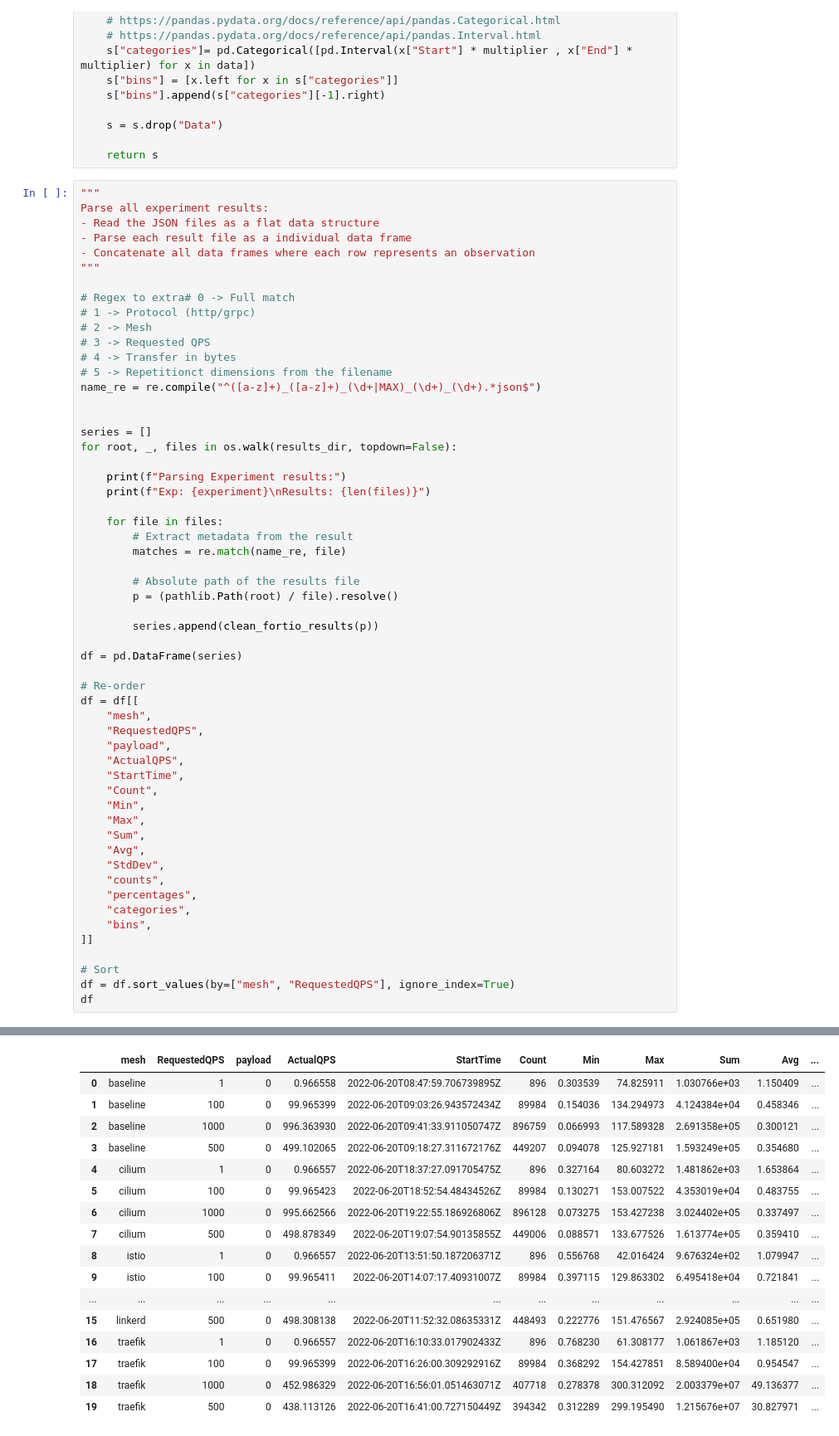
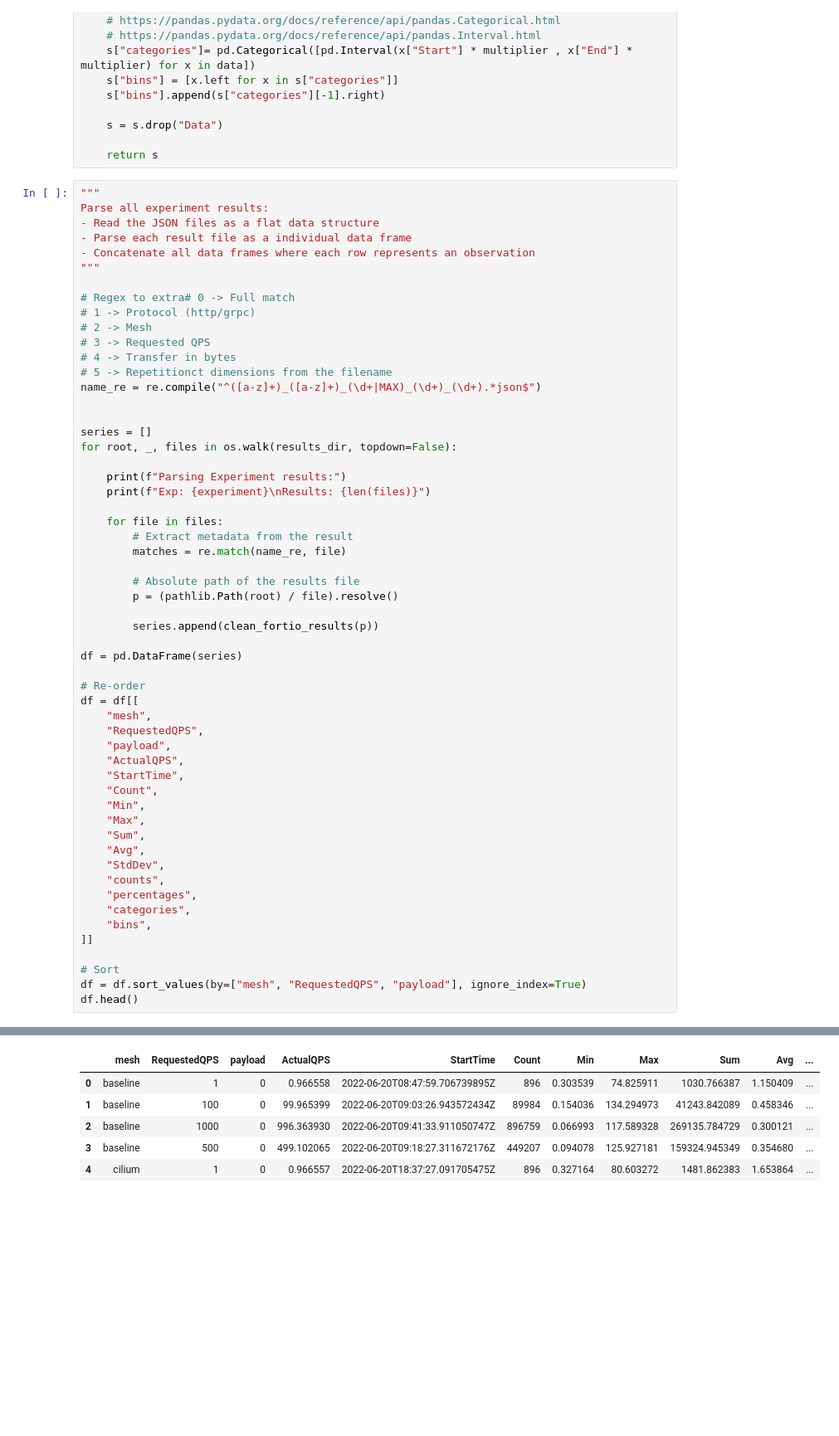
Before and after one commit to RichardBieringa/mesh-bench, a Jupyter notebook: viz/02_http_constant_throughput.ipynb, the cells around one changed output, grey strips where cells are left out. Shown: that part at 83% size. Cells and saved outputs as stored; diff of their text form; blank space fills up the shorter version.

```diff
--- a/viz/02_http_constant_throughput.ipynb
+++ b/viz/02_http_constant_throughput.ipynb
@@ -127,48 +129,37 @@ for root, _, files in os.walk(results_dir, topdown=False):
 
         series.append(clean_fortio_results(p))
 
 df = pd.DataFrame(series)
 
 # Re-order
 df = df[[
     "mesh",
     "RequestedQPS",
     "payload",
     "ActualQPS",
     "StartTime",
     "Count",
     "Min",
     "Max",
     "Sum",
     "Avg",
     "StdDev",
     "counts",
     "percentages",
     "categories",
     "bins",
 ]]
 
 # Sort
-df = df.sort_values(by=["mesh", "RequestedQPS"], ignore_index=True)
-df
+df = df.sort_values(by=["mesh", "RequestedQPS", "payload"], ignore_index=True)
+df.head()
 # %% [output]
 Parsing Experiment results:
 Exp: 02_http_constant_throughput
 Results: 20
 |  | mesh | RequestedQPS | payload | ActualQPS | StartTime | Count | Min | Max | Sum | Avg | ... |
-| 0 | baseline | 1 | 0 | 0.966558 | 2022-06-20T08:47:59.706739895Z | 896 | 0.303539 | 74.825911 | 1.030766e+03 | 1.150409 | ... |
-| 1 | baseline | 100 | 0 | 99.965399 | 2022-06-20T09:03:26.943572434Z | 89984 | 0.154036 | 134.294973 | 4.124384e+04 | 0.458346 | ... |
-| 2 | baseline | 1000 | 0 | 996.363930 | 2022-06-20T09:41:33.911050747Z | 896759 | 0.066993 | 117.589328 | 2.691358e+05 | 0.300121 | ... |
-| 3 | baseline | 500 | 0 | 499.102065 | 2022-06-20T09:18:27.311672176Z | 449207 | 0.094078 | 125.927181 | 1.593249e+05 | 0.354680 | ... |
-| 4 | cilium | 1 | 0 | 0.966557 | 2022-06-20T18:37:27.091705475Z | 896 | 0.327164 | 80.603272 | 1.481862e+03 | 1.653864 | ... |
-| 5 | cilium | 100 | 0 | 99.965423 | 2022-06-20T18:52:54.48434526Z | 89984 | 0.130271 | 153.007522 | 4.353019e+04 | 0.483755 | ... |
-| 6 | cilium | 1000 | 0 | 995.662566 | 2022-06-20T19:22:55.186926806Z | 896128 | 0.073275 | 153.427238 | 3.024402e+05 | 0.337497 | ... |
-| 7 | cilium | 500 | 0 | 498.878349 | 2022-06-20T19:07:54.90135855Z | 449006 | 0.088571 | 133.677526 | 1.613774e+05 | 0.359410 | ... |
-| 8 | istio | 1 | 0 | 0.966557 | 2022-06-20T13:51:50.187206371Z | 896 | 0.556768 | 42.016424 | 9.676324e+02 | 1.079947 | ... |
-| 9 | istio | 100 | 0 | 99.965411 | 2022-06-20T14:07:17.40931007Z | 89984 | 0.397115 | 129.863302 | 6.495418e+04 | 0.721841 | ... |
-| ... | ... | ... | ... | ... | ... | ... | ... | ... | ... | ... | ... |
-| 15 | linkerd | 500 | 0 | 498.308138 | 2022-06-20T11:52:32.08635331Z | 448493 | 0.222776 | 151.476567 | 2.924085e+05 | 0.651980 | ... |
-| 16 | traefik | 1 | 0 | 0.966557 | 2022-06-20T16:10:33.017902433Z | 896 | 0.768230 | 61.308177 | 1.061867e+03 | 1.185120 | ... |
-| 17 | traefik | 100 | 0 | 99.965399 | 2022-06-20T16:26:00.309292916Z | 89984 | 0.368292 | 154.427851 | 8.589400e+04 | 0.954547 | ... |
-| 18 | traefik | 1000 | 0 | 452.986329 | 2022-06-20T16:56:01.051463071Z | 407718 | 0.278378 | 300.312092 | 2.003379e+07 | 49.136377 | ... |
-| 19 | traefik | 500 | 0 | 438.113126 | 2022-06-20T16:41:00.727150449Z | 394342 | 0.312289 | 299.195490 | 1.215676e+07 | 30.827971 | ... |
+| 0 | baseline | 1 | 0 | 0.966558 | 2022-06-20T08:47:59.706739895Z | 896 | 0.303539 | 74.825911 | 1030.766387 | 1.150409 | ... |
+| 1 | baseline | 100 | 0 | 99.965399 | 2022-06-20T09:03:26.943572434Z | 89984 | 0.154036 | 134.294973 | 41243.842089 | 0.458346 | ... |
+| 2 | baseline | 1000 | 0 | 996.363930 | 2022-06-20T09:41:33.911050747Z | 896759 | 0.066993 | 117.589328 | 269135.784729 | 0.300121 | ... |
+| 3 | baseline | 500 | 0 | 499.102065 | 2022-06-20T09:18:27.311672176Z | 449207 | 0.094078 | 125.927181 | 159324.945349 | 0.354680 | ... |
+| 4 | cilium | 1 | 0 | 0.966557 | 2022-06-20T18:37:27.091705475Z | 896 | 0.327164 | 80.603272 | 1481.862383 | 1.653864 | ... |
```
Also changed, not shown: parts of 8 cells of this notebook, 4 other files.
